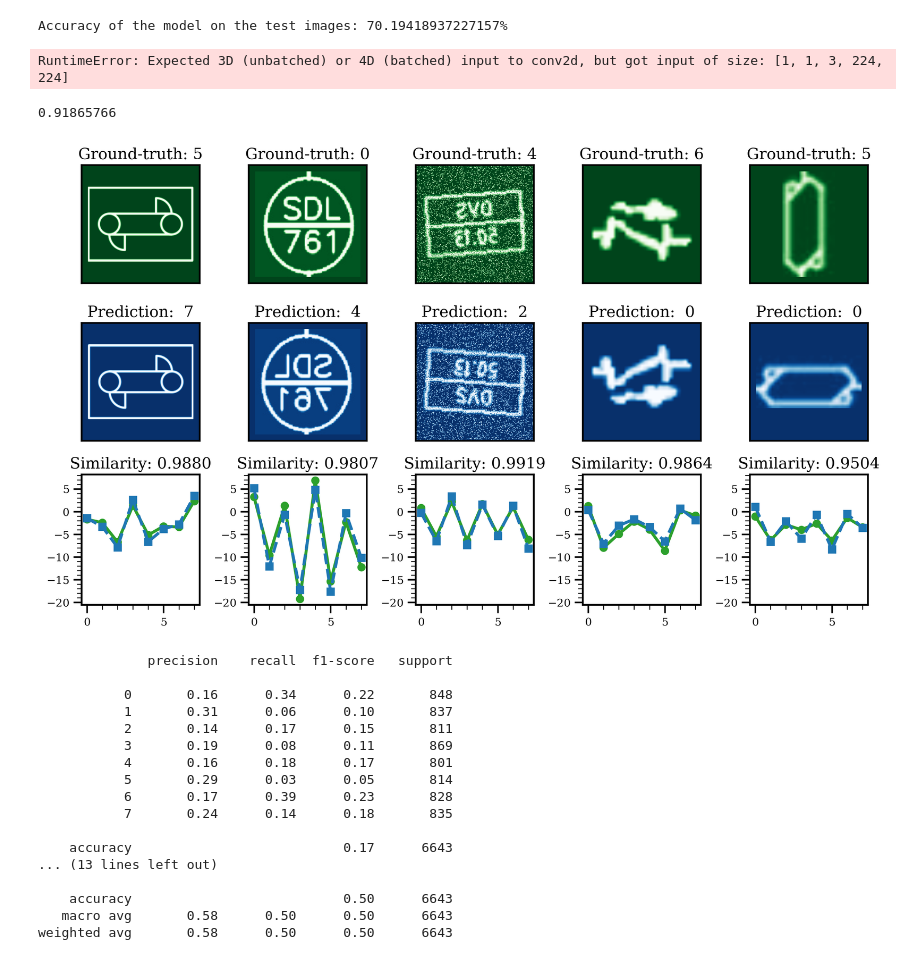
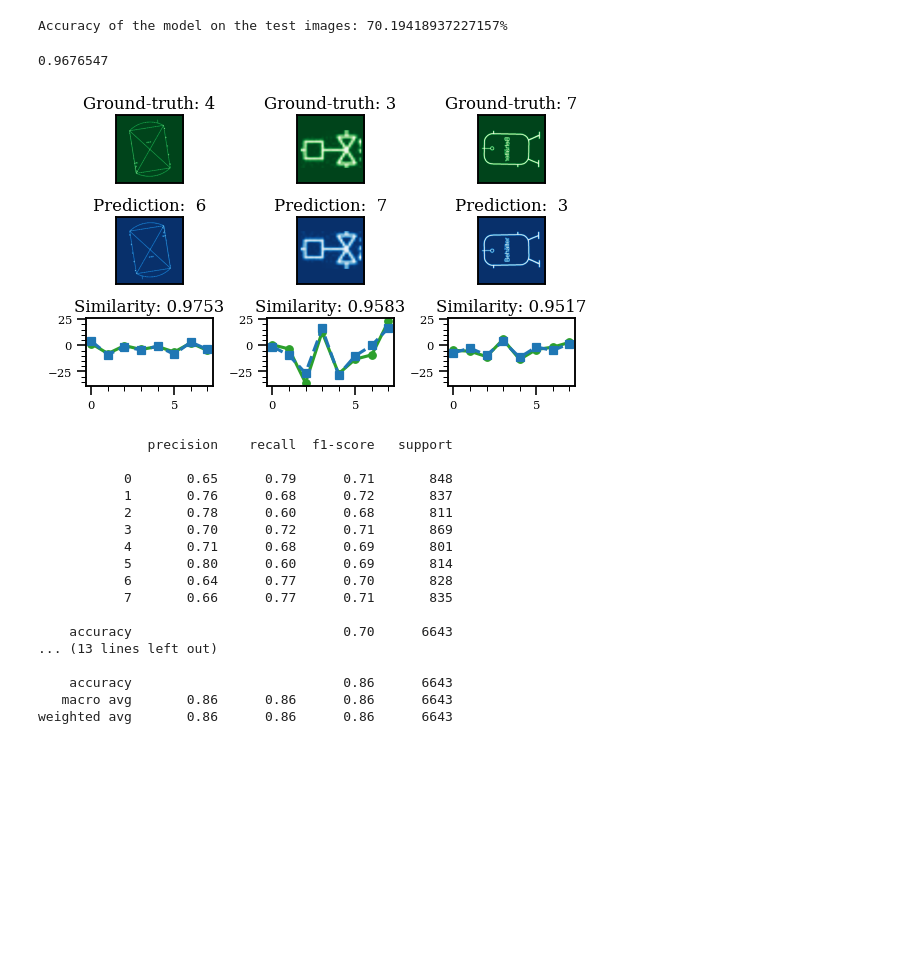
Before and after one commit to LinusHats/InstanceRotation, a Jupyter notebook: evaluation.ipynb, the cells around one changed output. Drawn from its saved outputs; the diff is of its cells as text; code cells hidden in the pictures; blank space fills up the shorter version.

Commit message:
similarity images added

```diff
--- a/evaluation.ipynb
+++ b/evaluation.ipynb
@@ -282,7 +282,6 @@ def compare_answer_with_original(image, correct_label):
 # %%
 def get_embedding(image):
     image = image.unsqueeze(0)
-    image = image.to(device)
     embedding = model(image)
     return embedding
 
@@ -306,18 +305,16 @@ def compare_embeddings(embedding1, embedding2):
 
 def inference_evaluation(testdata, index):
     input_image, true_label = testdata[index]
-    input_image = input_image.unsqueeze(0).to(device)
-    original_embedding = model(input_image)
+    input_image = input_image.to(device)
+    original_embedding = model(input_image.unsqueeze(0))
     prediction = get_prediction_from_embedding(original_embedding)
     correct_oriented_image = rotate_to_corr_orientation(input_image, true_label)
     rotated_image = rotate_to_pred_orientation(correct_oriented_image, prediction)
-    rotated_image = rotated_image.unsqueeze(0)
-    rotated_image = rotated_image.to(device)
-    rotated_embedding = model(rotated_image)
-    original_embedding, rotated_embedding = original_embedding.detach().numpy(), rotated_embedding.detach().numpy()
+    rotated_embedding = model(rotated_image.unsqueeze(0))
+    original_embedding, rotated_embedding = original_embedding.detach().cpu().numpy(), rotated_embedding.detach().cpu().numpy()
     similarity = compare_embeddings(original_embedding, rotated_embedding)
 
-    return similarity, original_embedding[0], rotated_embedding[0], input_image.numpy()[0,:,:], rotated_image.numpy()[0,:,:], true_label, int(prediction)
+    return similarity, original_embedding[0], rotated_embedding[0], input_image.cpu().numpy()[0,:,:], rotated_image.cpu().numpy()[0,:,:], true_label, int(prediction)
 # %%
 not_true = []
 wrongly_predicted = []
@@ -333,13 +330,11 @@ for i in trange(len(y_pred)):
                     "true_label": true_label,
                     "prediction": prediction}
         not_true.append(eval_obj)
-# %% [output]
-RuntimeError: Expected 3D (unbatched) or 4D (batched) input to conv2d, but got input of size: [1, 1, 3, 224, 224]
 # %%
 k = eval_obj
 k["similarity"]
 # %% [output]
-0.91865766
+0.9676547
 # %%
 y_pred_corrected = y_pred.copy()
 
@@ -349,50 +344,51 @@ for j in tqdm(true_but_ambiguous):
     index = j["original_index"]
     y_pred_corrected[index] = y_true[index]
 # %%
-fig, ax = plt.subplots(nrows=3,ncols=5, figsize=(10, 6), dpi=300)
-for i in range(5):
-    j = i+100
+fig, ax = plt.subplots(nrows=3, ncols=3, figsize=set_size(fraction=1, subplots=(3,3)))
+for i in range(3):
+    j = i+70
     similar_object = true_but_ambiguous[j]
     ax[0][i].imshow(similar_object["input_image"], cmap="Greens")
     ax[1][i].imshow(similar_object["rotated_image"], cmap="Blues")
     # embedding0_mean = np.mean(embeddings[0][0])
     # embedding1_mean = np.mean(embeddings[1][0])
     # ax[2][i].axhline(y=embedding0_mean, color="tab:green", linestyle="--")
     # ax[2][i].axhline(y=embedding1_mean, color="tab:blue", linestyle="--")
     ax[2][i].plot(similar_object["original_embedding"], label="original", color="tab:green")
     ax[2][i].plot(similar_object["rotated_embedding"], label="reoriented", color="tab:blue")
     ax[0][i].set(yticks=[], xticks=[])
     ax[1][i].set(yticks=[], xticks=[])
     ax[0][i].set(title=f"Ground-truth: {similar_object['true_label']}")
     ax[1][i].set(title=f"Prediction:  {similar_object['prediction']}")
     ax[2][i].set(title=f"Similarity: {similar_object['similarity']:.4f}")
 for i in ax[2][1:]:
     i.sharey(ax[2][0])
 plt.subplots_adjust(wspace=0.1, hspace=0.005)
 fig.tight_layout()
+fig.savefig("images/similarity.pgf")
 # %% [output]
-[figure, old version]
+[figure, new version]
 # %%
 print(classification_report(y_true, y_pred))
 print(classification_report(y_true, y_pred_corrected))
 # %% [output]
               precision    recall  f1-score   support
 
-           0       0.16      0.34      0.22       848
-           1       0.31      0.06      0.10       837
-           2       0.14      0.17      0.15       811
-           3       0.19      0.08      0.11       869
-           4       0.16      0.18      0.17       801
-           5       0.29      0.03      0.05       814
-           6       0.17      0.39      0.23       828
-           7       0.24      0.14      0.18       835
+           0       0.65      0.79      0.71       848
+           1       0.76      0.68      0.72       837
+           2       0.78      0.60      0.68       811
+           3       0.70      0.72      0.71       869
+           4       0.71      0.68      0.69       801
+           5       0.80      0.60      0.69       814
+           6       0.64      0.77      0.70       828
+           7       0.66      0.77      0.71       835
 
-    accuracy                           0.17      6643
+    accuracy                           0.70      6643
 ... (13 lines left out)
 
-    accuracy                           0.50      6643
-   macro avg       0.58      0.50      0.50      6643
-weighted avg       0.58      0.50      0.50      6643
+    accuracy                           0.86      6643
+   macro avg       0.86      0.86      0.86      6643
+weighted avg       0.86      0.86      0.86      6643
 # %%
 tu_delft_primary_colors_hex = {
     "Cyan": "#00A6D6",
```
Also changed, not shown: parts of 3 cells of this notebook, 7 other files.
